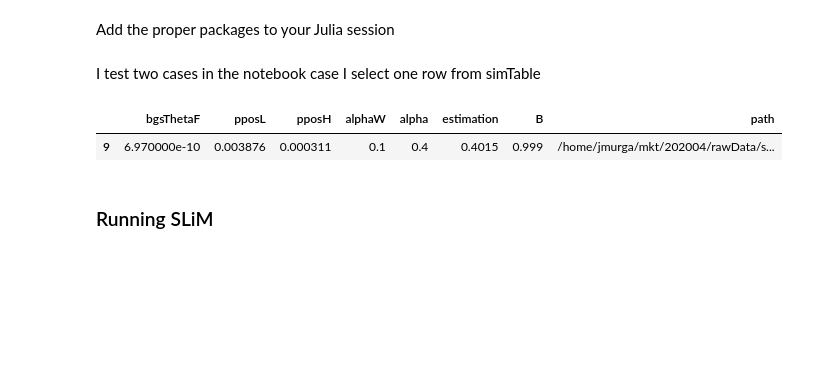
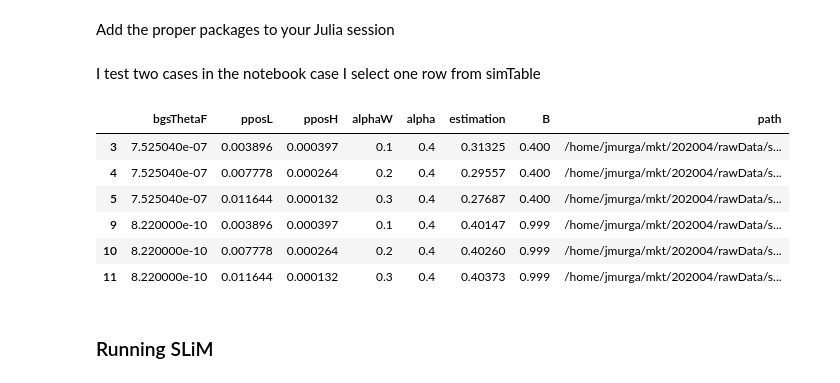
Before and after one commit to jmurga/abcmk_simulations, a Jupyter notebook: scripts/notebooks/bgsSimulations.ipynb, the cells around one changed output. Cells and saved outputs as stored; diff of their text form; code cells hidden in the pictures; blank space fills up the shorter version.

```diff
--- a/scripts/notebooks/bgsSimulations.ipynb
+++ b/scripts/notebooks/bgsSimulations.ipynb
@@ -34,11 +36,16 @@ simTable = pd.read_csv(PATH + "/rawData/simulations/bgsTable.tsv", sep='\t')
 simTable['path'] = simTable.apply(lambda row: "/home/jmurga/mkt/202004/rawData/simulations/noDemog/noDemog_" + str(row['alpha']) + "_" + str(row['alphaW']) + "_" + str(np.round(row['B'],4)),axis=1)
 # %% [markdown]
 I test two cases in the notebook case I select one row from simTable
-# %%
-tmpSim = simTable.tail(2).head(1);tmpSim
-# %% [output]
-|  | bgsThetaF | pposL | pposH | alphaW | alpha | estimation | B | path |
-| 9 | 6.970000e-10 | 0.003876 | 0.000311 | 0.1 | 0.4 | 0.4015 | 0.999 | /home/jmurga/mkt/202004/rawData/s... |
+# %%
+tmpSim = pd.concat([simTable.head(6).tail(3),simTable.tail(3)]);tmpSim
+# %% [output]
+|  | bgsThetaF | pposL | pposH | alphaW | alpha | estimation | B | path |
+| 3 | 7.525040e-07 | 0.003896 | 0.000397 | 0.1 | 0.4 | 0.31325 | 0.400 | /home/jmurga/mkt/202004/rawData/s... |
+| 4 | 7.525040e-07 | 0.007778 | 0.000264 | 0.2 | 0.4 | 0.29557 | 0.400 | /home/jmurga/mkt/202004/rawData/s... |
+| 5 | 7.525040e-07 | 0.011644 | 0.000132 | 0.3 | 0.4 | 0.27687 | 0.400 | /home/jmurga/mkt/202004/rawData/s... |
+| 9 | 8.220000e-10 | 0.003896 | 0.000397 | 0.1 | 0.4 | 0.40147 | 0.999 | /home/jmurga/mkt/202004/rawData/s... |
+| 10 | 8.220000e-10 | 0.007778 | 0.000264 | 0.2 | 0.4 | 0.40260 | 0.999 | /home/jmurga/mkt/202004/rawData/s... |
+| 11 | 8.220000e-10 | 0.011644 | 0.000132 | 0.3 | 0.4 | 0.40373 | 0.999 | /home/jmurga/mkt/202004/rawData/s... |
 # %% [markdown]
 ### Running SLiM
 # %% [markdown]
```
Also changed, not shown: parts of 13 cells of this notebook, 32 other files.
